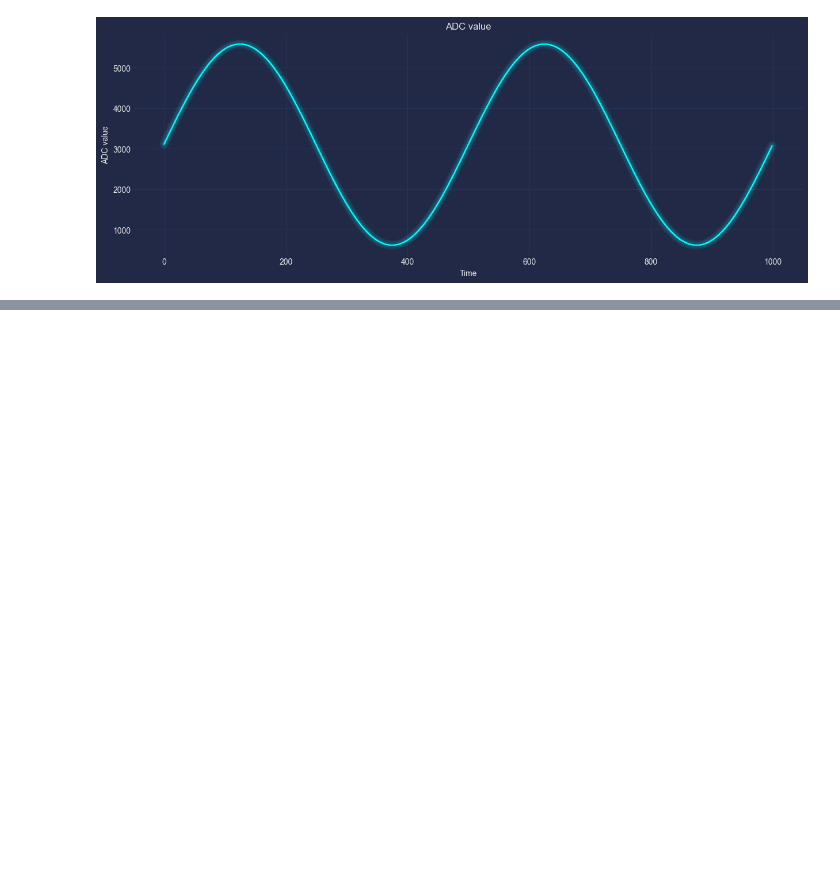
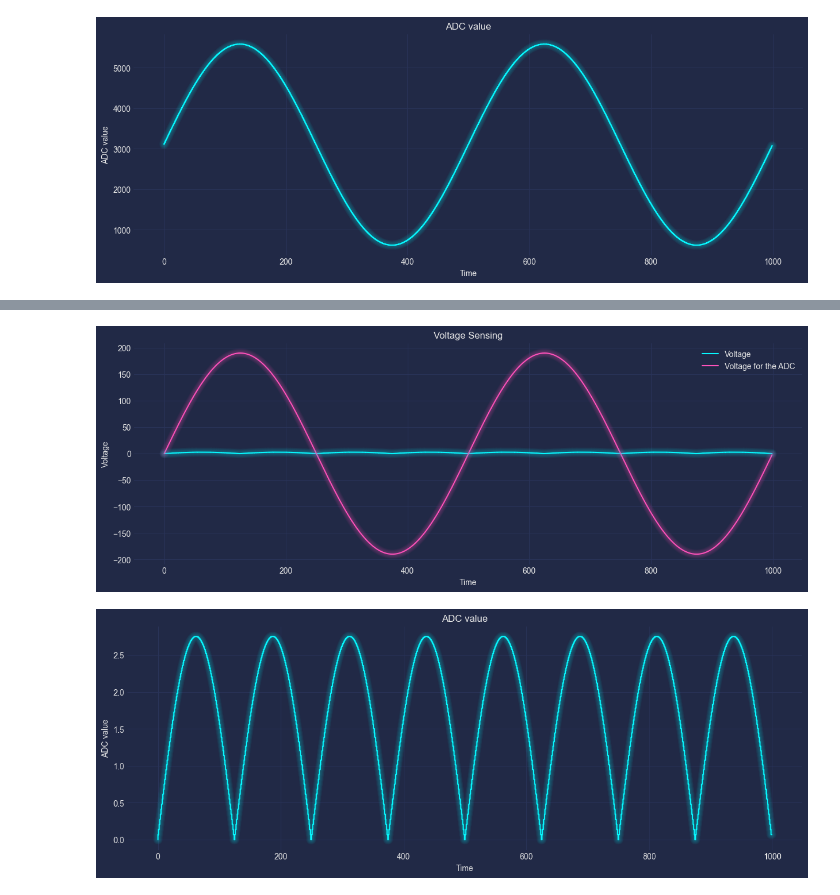
Before and after one commit to Gedankenn/esp32_wattimeter, a Jupyter notebook: wattimeter.ipynb, the cells around one changed output, grey strips where cells are left out. Drawn from its saved outputs; the diff is of its cells as text; code cells hidden in the pictures; blank space fills up the shorter version.

```diff
--- a/wattimeter.ipynb
+++ b/wattimeter.ipynb
@@ -137,0 +151,41 @@ plt.show()
+# %%
+#Simulation
+V = []
+Vadc = []
+f = 60
+frect = 2*f
+Res = 1000
+gain = 1/69
+
+for i in range(0, Res):
+    V.append(189.90 * math.sin(2*math.pi*f*i/(30*Res)))
+    aux = 189.90 * math.sin(2*math.pi*frect*i/(30*Res))*gain
+    if aux < 0:
+        Vadc.append(-aux)
+    else:
+        Vadc.append(aux)
+
+fig = plt.figure()
+fig.set_size_inches(15, 5)
+plt.step(range(0,Res),Vadc)
+plt.plot(V)
+plt.legend(['Voltage', 'Voltage for the ADC'])
+plt.title('Voltage Sensing')
+plt.xlabel('Time')
+plt.ylabel('Voltage')
+
+mplcyberpunk.make_lines_glow()
+plt.show()
+
+fig = plt.figure()
+fig.set_size_inches(15, 5)
+plt.step(range(0, Res), Vadc)
+plt.title('ADC value')
+plt.xlabel('Time')
+plt.ylabel('ADC value')
+
+mplcyberpunk.make_lines_glow()
+plt.show()
+# %% [output]
+[figure, added]
+[figure, added]
```
Also changed, not shown: parts of 2 cells of this notebook.
